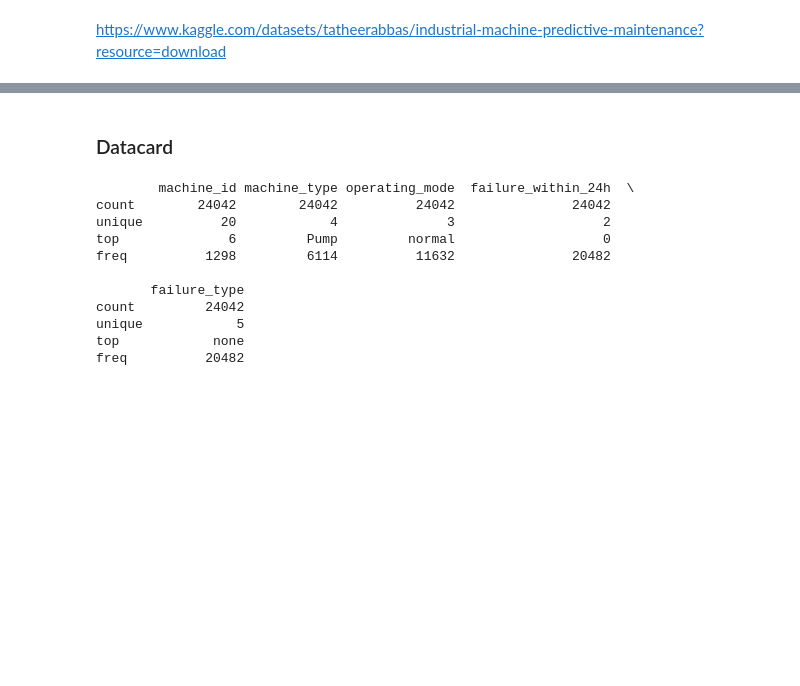
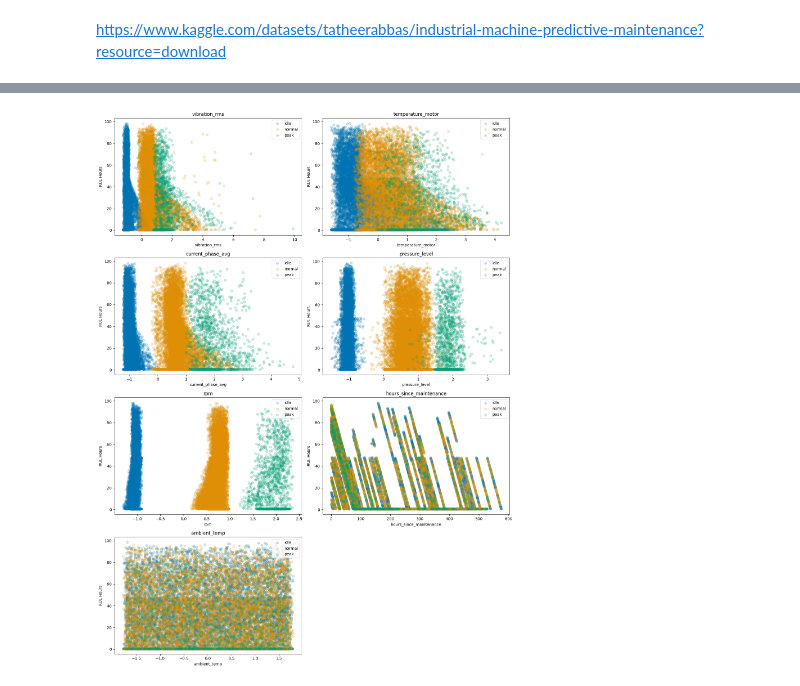
Before and after one commit to MasonBeynon/CSC-2621-Term-Project, a Jupyter notebook: term.ipynb, the cells around one changed output, grey strips where cells are left out. Drawn from its saved outputs; the diff is of its cells as text; code cells hidden in the pictures; blank space fills up the shorter version.

```diff
--- a/term.ipynb
+++ b/term.ipynb
@@ -7,26 +75,38 @@ df = pd.read_csv('predictive_maintenance_v3.csv')
-# %% [markdown]
-### Datacard
 # %%
-numerical_cols = ['vibration_rms', 'temperature_motor', 'current_phase_avg', 'pressure_level', 'rpm', 'hours_since_maintenance', 'ambient_temp', 'rul_hours', 'estimated_repair_cost']
-categorical_cols = ['machine_id', 'machine_type', 'operating_mode', 'failure_within_24h', 'failure_type']
+import seaborn as sns
+import matplotlib.pyplot as plt
 
-df['timestamp'] = pd.to_datetime(df['timestamp'])
+target_columns = ['rul_hours', 'failure_within_24h', 'estimated_repair_cost', 'failure_type']
+numeric_cols = df.select_dtypes(include=['float64', 'int64']).columns
+numeric_cols = [col for col in numeric_cols if col not in target_columns]
 
-for col in categorical_cols:
-    df[col] = df[col].astype('category')
+# Color map for operating_mode using seaborn colorblind palette
+modes = sorted(df['operating_mode'].unique())
+palette = sns.color_palette("colorblind", n_colors=len(modes))
+mode_colors = dict(zip(modes, palette))
+
+# For all numeric columns, plot scatter plots against rul_hours as subplots
+num_cols = 2
+num_rows = (len(numeric_cols) + num_cols - 1) // num_cols
+plt.figure(figsize=(15, num_rows * 5))
+
+for i, col in enumerate(numeric_cols):
+    plt.subplot(num_rows, num_cols, i + 1)
+    for mode in modes:
+        subset = df[df['operating_mode'] == mode]
+        plt.scatter(
+            subset[col],
+            subset['rul_hours'],
+            alpha=0.2,
+            label=mode,
+            color=mode_colors[mode]
+        )
+    plt.title(col)
+    plt.xlabel(col)
+    plt.ylabel('RUL Hours')
+    plt.legend()
+
+plt.tight_layout()
+plt.show()
+# %% [output]
+[figure, added]
-# %%
-#print(df.describe())
-print(df[categorical_cols].describe())
-#print(df.isna().sum())
-# %% [output]
-        machine_id machine_type operating_mode  failure_within_24h  \
-count        24042        24042          24042               24042
-unique          20            4              3                   2
-top              6         Pump         normal                   0
-freq          1298         6114          11632               20482
-
-       failure_type
-count         24042
-unique            5
-top            none
-freq          20482
```
Also changed, not shown: parts of 4 cells of this notebook.
